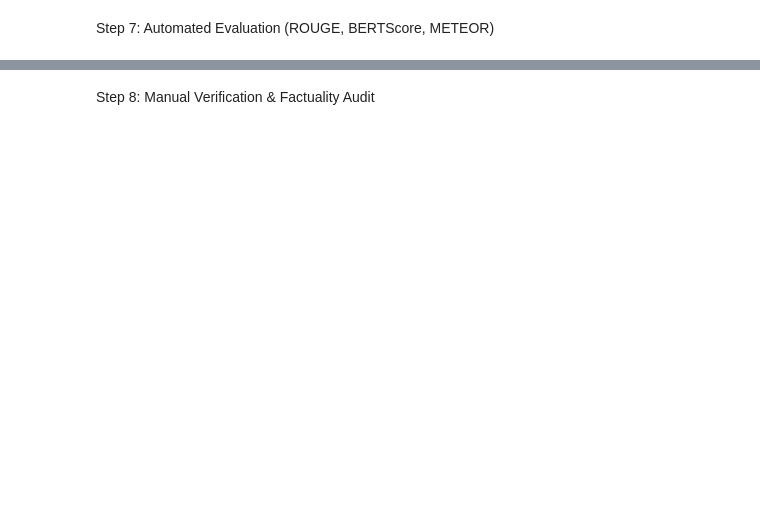
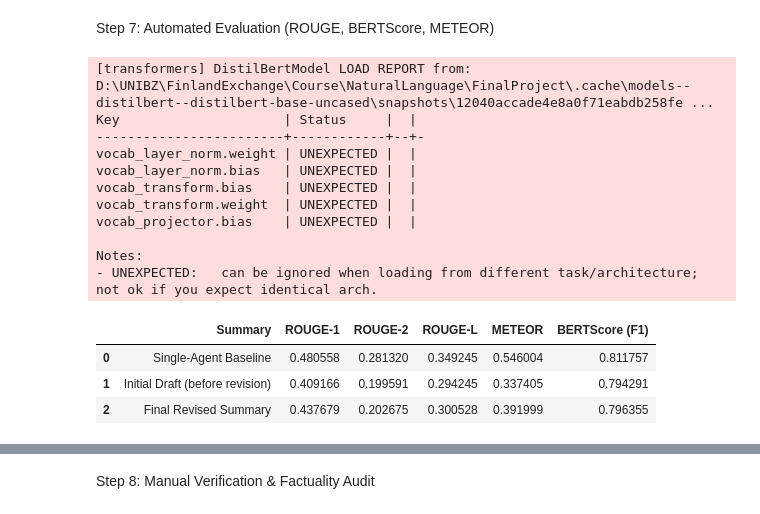
Before and after one commit to ymcx/nlp-project, a Jupyter notebook: main.ipynb, the cells around one changed output, grey strips where cells are left out. Cells and saved outputs as stored; diff of their text form; code cells hidden in the pictures; blank space fills up the shorter version.

Commit message:
rerun step 1-8

```diff
--- a/main.ipynb
+++ b/main.ipynb
@@ -36,7 +36,14 @@ def load_intermediate(filename):
 
 Path("intermediate_states").mkdir(parents=True, exist_ok=True)
 # %%
-MODEL_CACHE_DIR = Path(".cache")
+working_dir = Path.cwd().resolve()
+PROJECT_ROOT = next(
+    (path for path in (working_dir, *working_dir.parents) if (path / ".git").exists()),
+    None,
+)
+if PROJECT_ROOT is None:
+    raise RuntimeError("Could not locate the project root (.git) from the notebook working directory.")
+MODEL_CACHE_DIR = (PROJECT_ROOT / ".cache").resolve()
 MODEL_CACHE_DIR.mkdir(parents=True, exist_ok=True)
 
 def create_agent(name):
@@ -634,7 +796,7 @@ def step7_calculate_rouge(evaluation_inputs):
         rows.append({name: score.fmeasure for name, score in scores.items()})
     return pd.DataFrame(rows, index=evaluation_inputs.index)
 
-def step7_calculate_meteor(evaluation_inputs, cache_dir=Path(".cache")):
+def step7_calculate_meteor(evaluation_inputs, cache_dir=MODEL_CACHE_DIR):
     nltk_dir = str((Path(cache_dir) / "nltk").resolve())
     Path(nltk_dir).mkdir(parents=True, exist_ok=True)
     if nltk_dir not in nltk.data.path:
@@ -653,7 +815,7 @@ def step7_calculate_meteor(evaluation_inputs, cache_dir=Path(".cache")):
     ]
     return pd.DataFrame({"meteor": scores}, index=evaluation_inputs.index)
 
-def step7_calculate_bertscore(evaluation_inputs, cache_dir=Path(".cache"), batch_size=8):
+def step7_calculate_bertscore(evaluation_inputs, cache_dir=MODEL_CACHE_DIR, batch_size=8):
     if batch_size < 1:
         raise ValueError("BERTScore batch_size must be at least 1.")
     model_path = snapshot_download(
@@ -697,33 +859,49 @@ def step7_save_results(per_case):
     save_intermediate("step7_per_case", per_case.to_dict(orient="records"))
     save_intermediate("step7_aggregate", aggregate.to_dict(orient="records"))
 
 summaries = load_intermediate("step3")
 draft_summaries = load_intermediate("step5_draft_summaries")
 revised_summaries = load_intermediate("step5_revised_summaries")
 step7_inputs = step7_prepare_inputs(sample, summaries, draft_summaries, revised_summaries)
 with capture_output():
     step7_metric_scores = step7_calculate_scores(step7_inputs)
 step7_save_results(step7_metric_scores)
 save_intermediate("step7_settings", {
     "reference_column": "answer", "rouge": "F1, stemming enabled",
     "meteor_tokenizer": "lowercase wordpunct_tokenize",
     "bertscore_model": "distilbert/distilbert-base-uncased", "bertscore_num_layers": 6,
     "bertscore_idf": False, "bertscore_rescale_with_baseline": False,
     "compression_ratio": "summary_words / source_words",
     "alignment": "Positional; summaries must use the Step 1 sample order.",
 })
 step7_metric_means = step7_metric_scores.groupby("variant", sort=False)[[
     "rouge1", "rouge2", "rougeL", "meteor", "bertscore_f1",
 ]].mean().reset_index()
 step7_metric_means["variant"] = step7_metric_means["variant"].map({
     "baseline": "Single-Agent Baseline",
     "draft": "Initial Draft (before revision)",
     "revised": "Final Revised Summary",
 })
 display(step7_metric_means.rename(columns={
     "variant": "Summary", "rouge1": "ROUGE-1", "rouge2": "ROUGE-2",
     "rougeL": "ROUGE-L", "meteor": "METEOR", "bertscore_f1": "BERTScore (F1)",
 }))
+# %% [output]
+[transformers] DistilBertModel LOAD REPORT from: D:\UNIBZ\FinlandExchange\Course\NaturalLanguage\FinalProject\.cache\models--distilbert--distilbert-base-uncased\snapshots\12040accade4e8a0f71eabdb258fe ...
+Key                     | Status     |  |
+------------------------+------------+--+-
+vocab_layer_norm.weight | UNEXPECTED |  |
+vocab_layer_norm.bias   | UNEXPECTED |  |
+vocab_transform.bias    | UNEXPECTED |  |
+vocab_transform.weight  | UNEXPECTED |  |
+vocab_projector.bias    | UNEXPECTED |  |
+
+Notes:
+- UNEXPECTED:   can be ignored when loading from different task/architecture; not ok if you expect identical arch.
+|  | Summary | ROUGE-1 | ROUGE-2 | ROUGE-L | METEOR | BERTScore (F1) |
+| 0 | Single-Agent Baseline | 0.480558 | 0.281320 | 0.349245 | 0.546004 | 0.811757 |
+| 1 | Initial Draft (before revision) | 0.409166 | 0.199591 | 0.294245 | 0.337405 | 0.794291 |
+| 2 | Final Revised Summary | 0.437679 | 0.202675 | 0.300528 | 0.391999 | 0.796355 |
 # %%
 ### 7.3 Measure summary length and compression
 def step7_calculate_lengths(evaluation_inputs):
```
Also changed, not shown: parts of 15 cells of this notebook, 9 other files.
